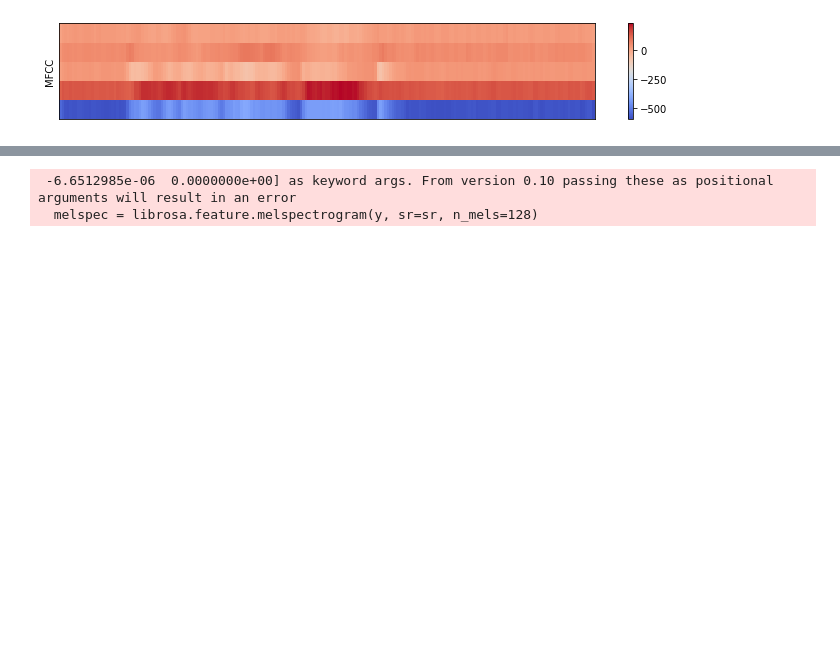
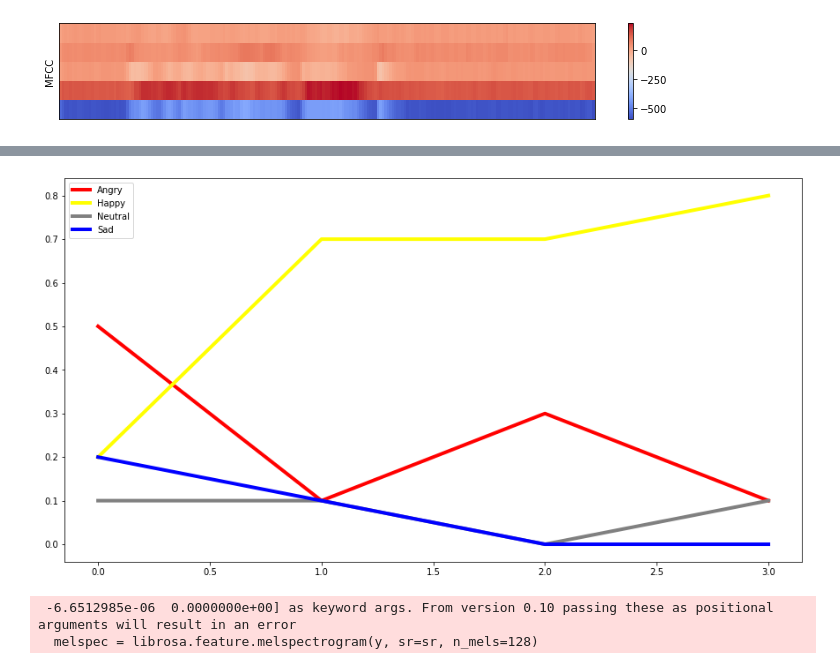
Before and after one commit to geowilso/speech-emotion-recognition, a Jupyter notebook: notebooks/geowilso_data_exploration.ipynb, the cells around one changed output, grey strips where cells are left out. Drawn from its saved outputs; the diff is of its cells as text; code cells hidden in the pictures; blank space fills up the shorter version.

```diff
--- a/notebooks/geowilso_data_exploration.ipynb
+++ b/notebooks/geowilso_data_exploration.ipynb
@@ -288,0 +231,4 @@ chunk_preds = []
+# %%
+array=np.array([[0.2,0.2,0.1,0.5],[0.7,0.1,0.1,0.1],[0.7,0.0,0.0,0.3],[0.8,0.0,0.1,0.1]])
+df = pd.DataFrame(array, columns = ['Happy','Sad','Neutral','Angry'])
+df
@@ -289,3 +241,58 @@ chunk_preds = []
+# %%
+fig = plt.figure(figsize=(15,8))
+
+plt.plot(
+    'Angry',
+    data=df,
+    #marker='o',
+    #markerfacecolor='red',
+    markersize=12,
+    color='red',
+    linewidth=4,
+    label="Angry",
+    #linestyle='dashed',
+)
+
+plt.plot(
+    'Happy',
+    data=df,
+    #marker='o',
+    #markerfacecolor='yellow',
+    markersize=12,
+    color='yellow',
+    linewidth=4,
+    label="Happy",
+    #linestyle='dashed',
+)
+
+plt.plot(
+    'Neutral',
+    data=df,
+    #marker='o',
+    #markerfacecolor='grey',
+    markersize=12,
+    color='grey',
+    linewidth=4,
+    label="Neutral",
+    #linestyle='dashed',
+)
+
+plt.plot(
+    'Sad',
+    data=df,
+    #marker='o',
+    #markerfacecolor='blue',
+    markersize=12,
+    color='blue',
+    linewidth=4,
+    label="Sad",
+    #linestyle='dashed',
+)
+
+plt.legend()
+plt.show()
+# %% [output]
+[figure, added]
 # %%
 y, sr = librosa.load(fname, sr=SAMPLE_RATE, duration = 5) # Chop audio at 5 secs...
 melspec = librosa.feature.melspectrogram(y, sr=sr, n_mels=128)
```
Also changed, not shown: parts of 20 cells of this notebook, 3 other files.
